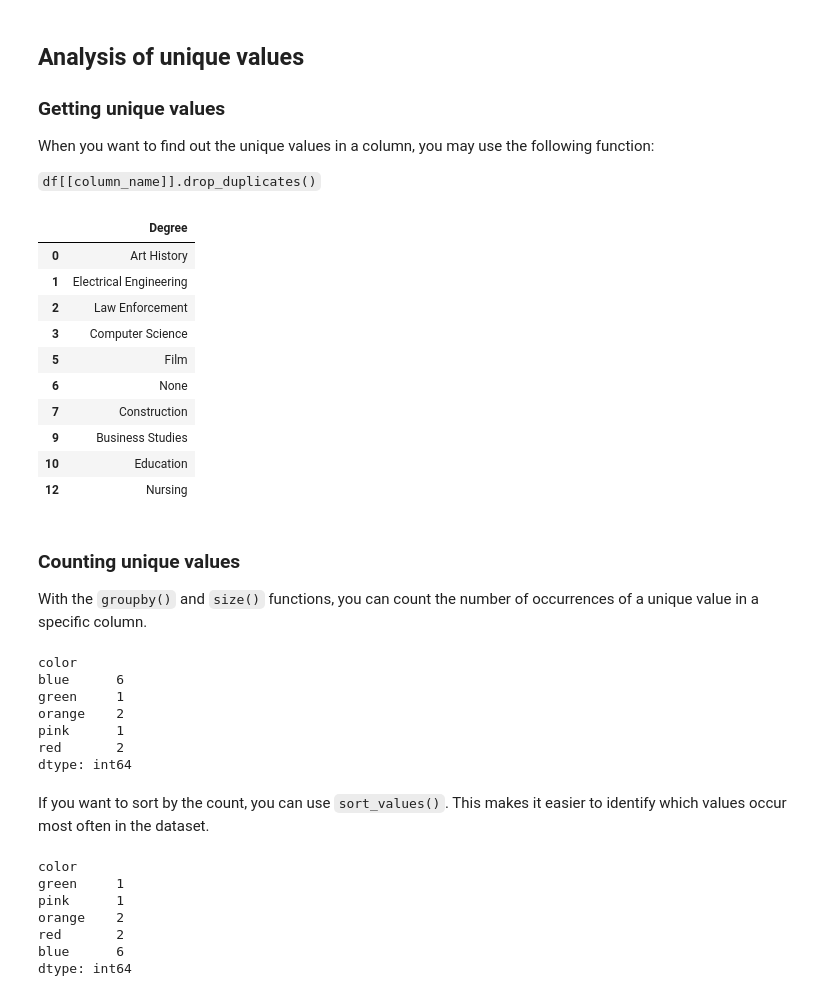
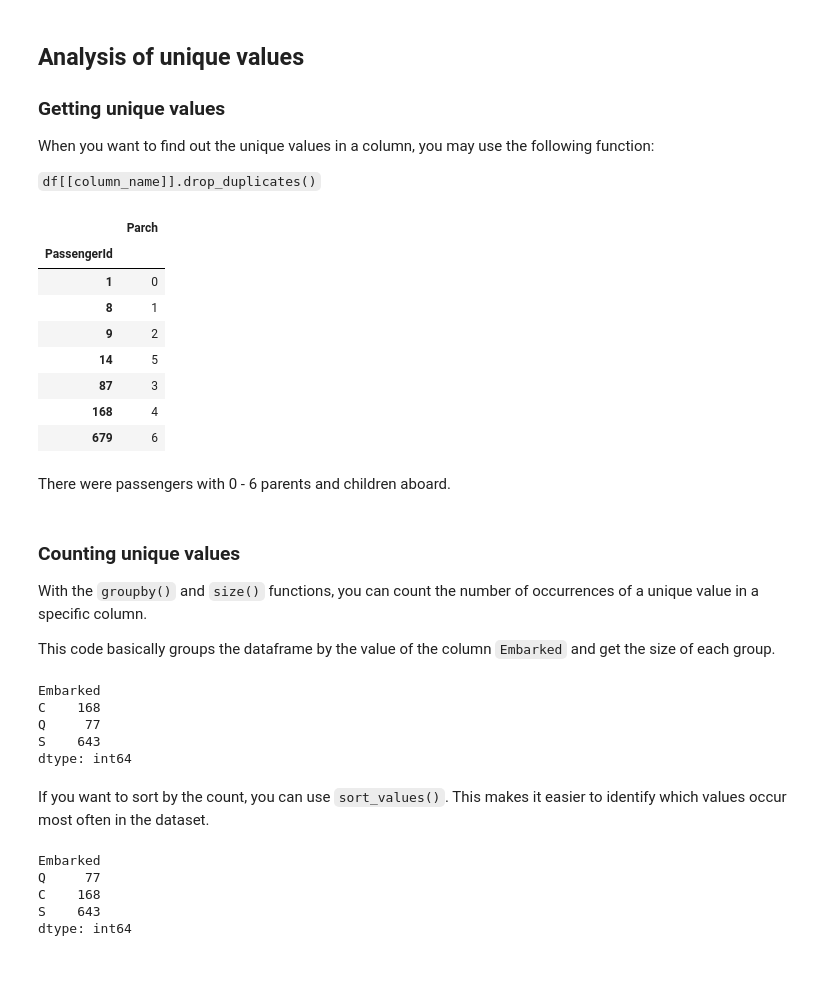
Before and after one commit to lvu5/BitU-3WBootCamp, a Jupyter notebook: Week2_Working_with_data_using_Pandas_Titanic.ipynb, the cells around one changed output. Drawn from its saved outputs; the diff is of its cells as text; code cells hidden in the pictures; blank space fills up the shorter version.

````diff
--- a/Week2_Working_with_data_using_Pandas_Titanic.ipynb
+++ b/Week2_Working_with_data_using_Pandas_Titanic.ipynb
@@ -217,5 +195,5 @@ Participant_id is a unique key for each respondent in the survey, so we want use
 
 We can use ```set_index``` function and specify the index using ```keys=```.
 # %%
-df.set_index(keys='participant_id')
+df.set_index(keys='PassengerId')
 # %% [output]
@@ -238,0 +234,2 @@ Now, we have set participant_id as the index.
+# %%
+df.set_index(keys='PassengerId', inplace=True)
@@ -354,7 +375,7 @@ Even though we dropped the index #6, `df` remains unchanged.
 
 We can update the dataframe permanently once we drop the rows by setting ```inplace=True```.
 # %%
-df.drop(6, inplace=True)
+df.drop(3, inplace=True)
 # %%
 df
 # %% [output]
@@ -376,4 +398,4 @@ Now, let's say we wanted to remove the respondents whose `Monthly Expenses in th
 
 Instead of naming the specific index number in the previous method, we can specify the condition to remove any rows that satisfy that condition.
 # %%
-df.drop(df[df['Monthly Expenses in thousands'] > 9].index, inplace = True)
+df.drop(df[df['Fare'] == 0].index)
@@ -454,42 +587,40 @@ When you want to find out the unique values in a column, you may use the followi
 
 ```df[[column_name]].drop_duplicates()```
 # %%
-df[['Degree']].drop_duplicates()
+df[['Parch']].drop_duplicates()
 # %% [output]
-|  | Degree |
-| 0 | Art History |
-| 1 | Electrical Engineering |
-| 2 | Law Enforcement |
-| 3 | Computer Science |
-| 5 | Film |
-| 6 | None |
-| 7 | Construction |
-| 9 | Business Studies |
-| 10 | Education |
-| 12 | Nursing |
+|  | Parch |
+| PassengerId |  |
+| 1 | 0 |
+| 8 | 1 |
+| 9 | 2 |
+| 14 | 5 |
+| 87 | 3 |
+| 168 | 4 |
+| 679 | 6 |
+# %% [markdown]
+There were passengers with 0 - 6 parents and children aboard.
 # %% [markdown]
 ### Counting unique values
 
 With the ```groupby()``` and ```size()``` functions, you can count the number of occurrences of a unique value in a specific column.
+
+This code basically groups the dataframe by the value of the column `Embarked` and get the size of each group.
 # %%
-df.groupby(['color']).size()
+df.groupby(['Embarked']).size()
 # %% [output]
-color
-blue      6
-green     1
-orange    2
-pink      1
-red       2
+Embarked
+C    168
+Q     77
+S    643
 dtype: int64
 # %% [markdown]
 If you want to sort by the count, you can use `sort_values()`. This makes it easier to identify which values occur most often in the dataset.
 # %%
-df.groupby(['color']).size().sort_values()
+df.groupby(['Embarked']).size().sort_values()
 # %% [output]
-color
-green     1
-pink      1
-orange    2
-red       2
-blue      6
+Embarked
+Q     77
+C    168
+S    643
 dtype: int64
````
Also changed, not shown: parts of 102 cells of this notebook.
